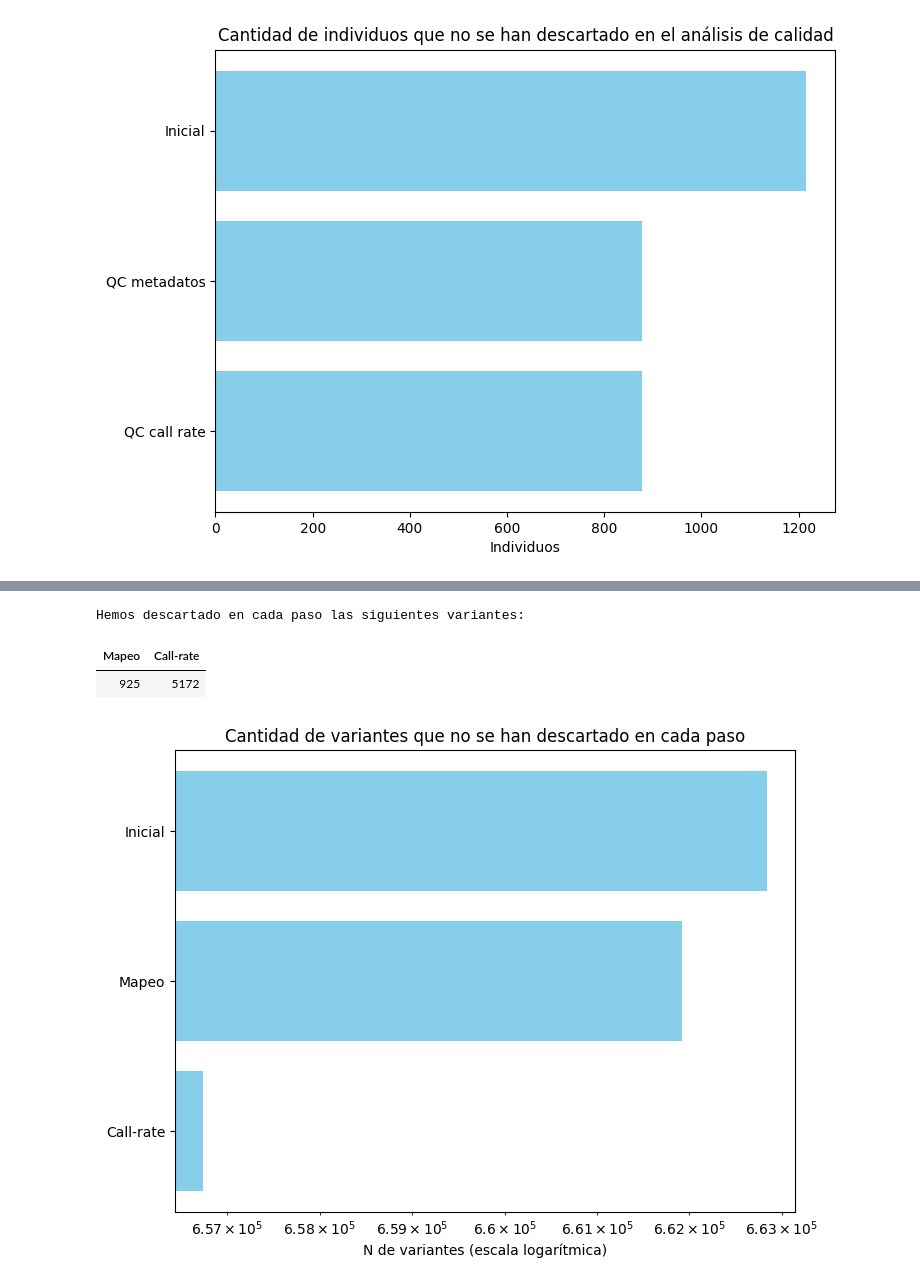
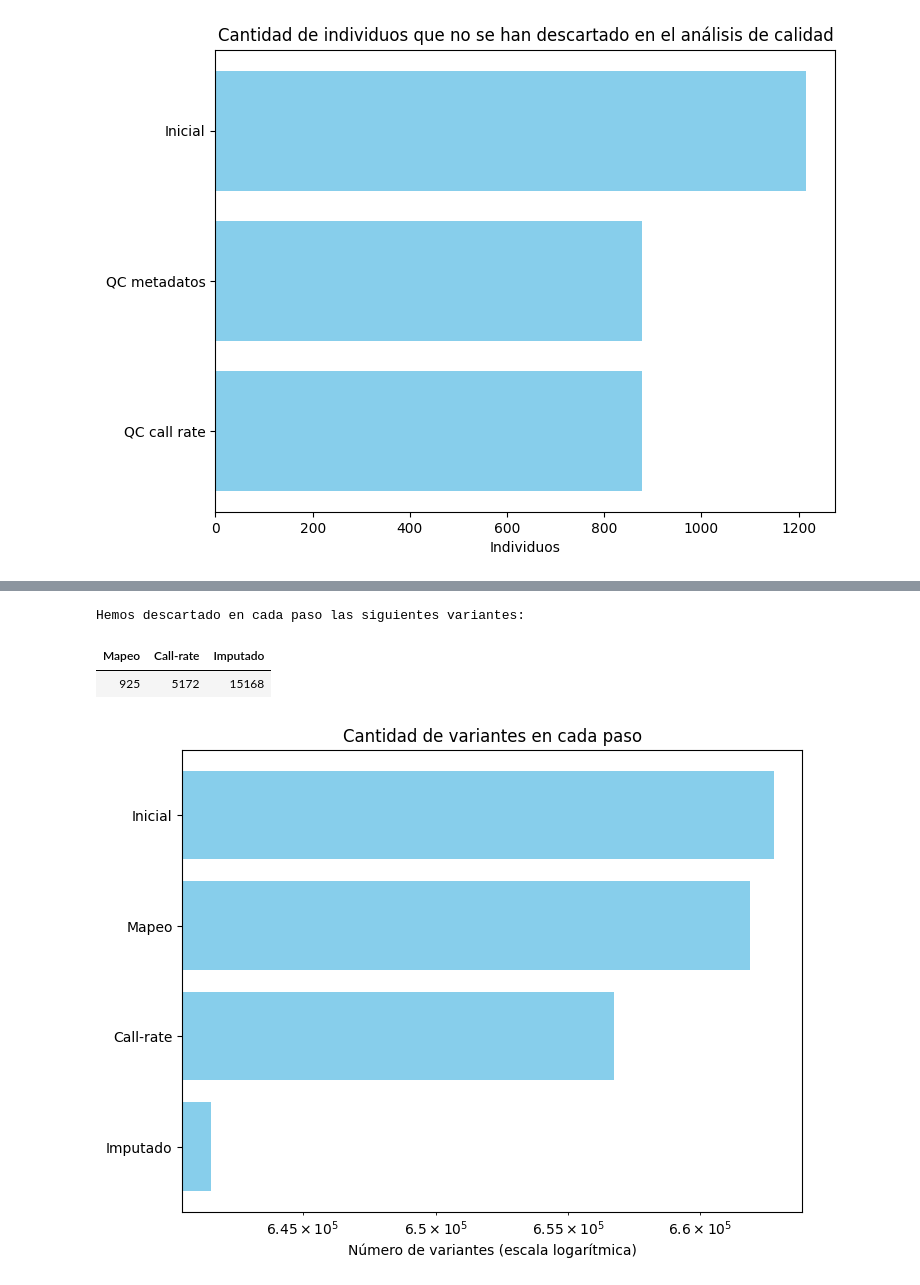
Before and after one commit to miguelgiralv/TFM, a Jupyter notebook: reports/QC_report.ipynb, the cells around one changed output, grey strips where cells are left out. Saved outputs shown, nothing was run; the diff lists cells and outputs as text; code cells hidden in the pictures.

```diff
--- a/reports/QC_report.ipynb
+++ b/reports/QC_report.ipynb
@@ -56,28 +56,29 @@ Estas son las variantes que no se han descartado tras el mapeo y análisis en ba
 print("Hemos descartado en cada paso las siguientes variantes:")
 mapeo=variantes_resumen["Inicial"]-variantes_resumen["Mapeo"]
 call_rate=variantes_resumen["Mapeo"]-variantes_resumen["Call-rate"]
-
+imputado=variantes_resumen["Call-rate"]-variantes_resumen["Imputado"]
 tabla_diferencias = pd.DataFrame({
     "Mapeo": mapeo,
-    "Call-rate": call_rate
+    "Call-rate": call_rate,
+    "Imputado": imputado
 })
 
 HTML(tabla_diferencias.to_html(index=False))
 # %% [output]
 Hemos descartado en cada paso las siguientes variantes:
-| Mapeo | Call-rate |
-| 925 | 5172 |
+| Mapeo | Call-rate | Imputado |
+| 925 | 5172 | 15168 |
 # %%
 # y lo representamos:
 categorias = variantes_resumen.columns.tolist()
 variantes = variantes_resumen.iloc[0].tolist()
 plt.figure(figsize=(8, 6))
 plt.barh(categorias, variantes, color='skyblue')
 plt.xlabel('Número de variantes (escala logarítmica)')
 plt.ylabel('')
-plt.title('Cantidad de variantes que no se han descartado en cada paso')
+plt.title('Cantidad de variantes en cada paso')
 plt.gca().invert_yaxis()
 plt.xscale('log')
 plt.show()
 # %% [output]
-[figure, old version]
+[figure, new version]
```
Also changed, not shown: parts of 2 cells of this notebook, 13 other files.
